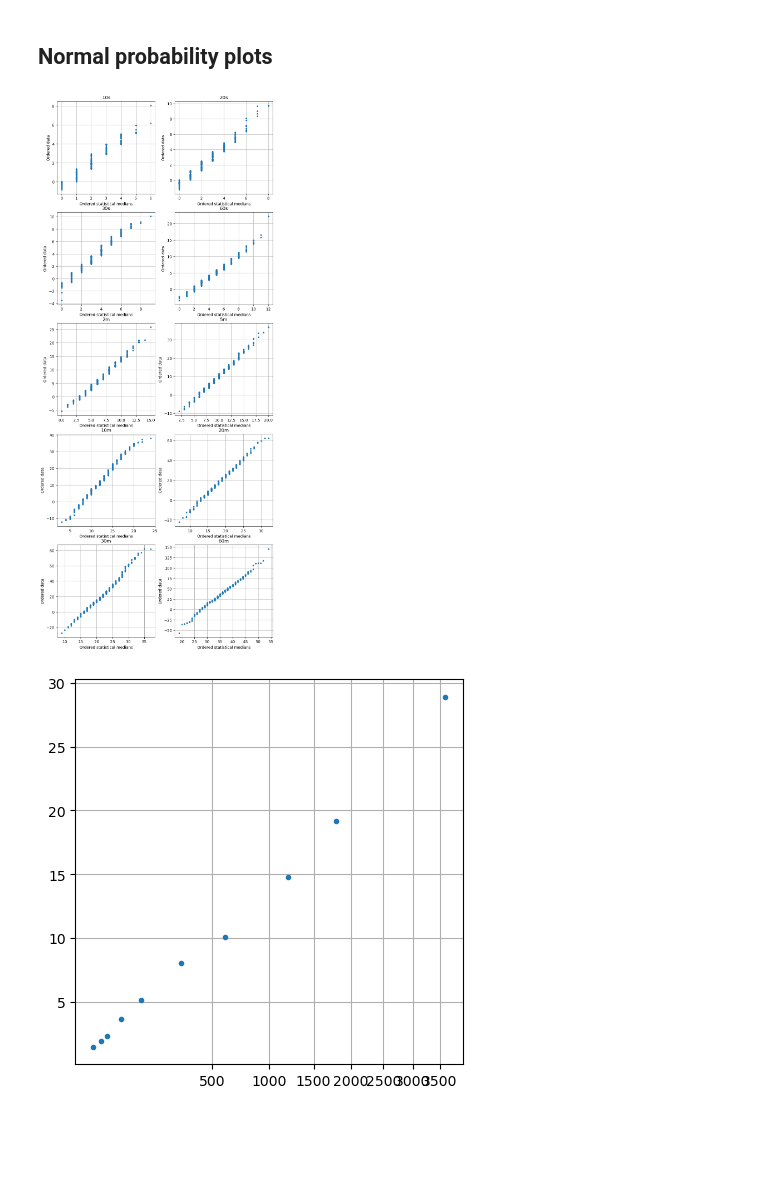
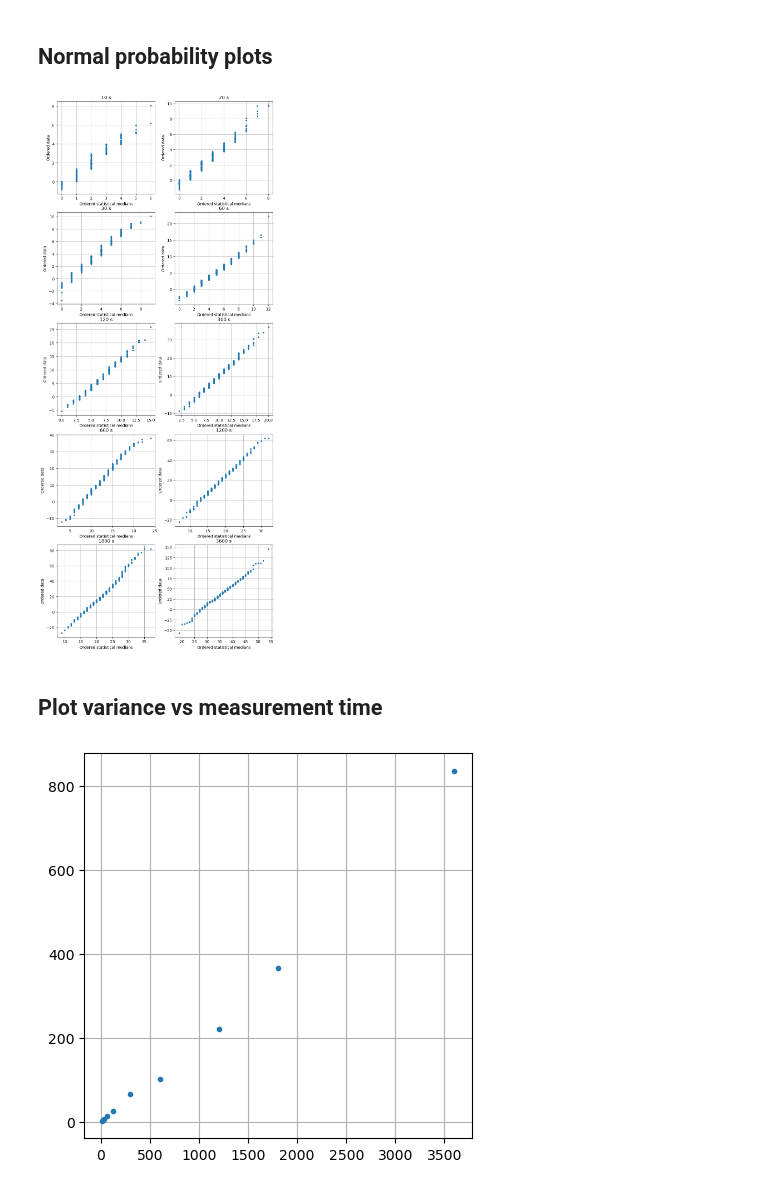
Before and after one commit to ELFREELAND/xrf-thickness-studies, a Jupyter notebook: 20230712_CVD_3158_scantime/scan_time_studies.ipynb, the cells around one changed output. Saved outputs shown, nothing was run; the diff lists cells and outputs as text; code cells hidden in the pictures; blank space fills up the shorter version.

Commit message:
cleaned up scan time studies notebok
added some loops to clean up repeated lines

```diff
--- a/20230712_CVD_3158_scantime/scan_time_studies.ipynb
+++ b/20230712_CVD_3158_scantime/scan_time_studies.ipynb
@@ -43,17 +53,10 @@ dat = {"10s": readDotFit(glob.glob("10s_report/*.fit")[0]),
 # %%
 f, axs = plt.subplots(nrows=5, ncols=2, figsize=(10, 25))
 
-axs[0][0].plot(dat["10s"][1][2500:3000] - dat["10s"][3][2500:3000])
-axs[0][1].plot(dat["20s"][1][2500:3000] - dat["20s"][3][2500:3000])
-axs[1][0].plot(dat["30s"][1][2500:3000] - dat["30s"][3][2500:3000])
-axs[1][1].plot(dat["60s"][1][2500:3000] - dat["60s"][3][2500:3000])
-axs[2][0].plot(dat["2m"][1][2500:3000] - dat["2m"][3][2500:3000])
-axs[2][1].plot(dat["5m"][1][2500:3000] - dat["5m"][3][2500:3000])
-axs[3][0].plot(dat["10m"][1][2500:3000] - dat["10m"][3][2500:3000])
-axs[3][1].plot(dat["20m"][1][2500:3000] - dat["20m"][3][2500:3000])
-axs[4][0].plot(dat["30m"][1][2500:3000] - dat["30m"][3][2500:3000])
-axs[4][1].plot(dat["60m"][1][2500:3000] - dat["60m"][3][2500:3000])
+axs = axs.reshape(10)
 
+for i in range(0, axs.size):
+    axs[i].plot(dat[keys[i]][1][2500:3000] - dat[keys[i]][3][2500:3000], ".")
 
 plt.show()
 # %% [output]
@@ -74,37 +77,30 @@ def probPlot(ax, dat, title):
 
 f, axs = plt.subplots(nrows=5, ncols=2, figsize=(10, 25))
 
-probPlot(axs[0][0], dat["10s"][1][2500:] - dat["10s"][3][2500:], "10s")
-probPlot(axs[0][1], dat["20s"][1][2500:] - dat["20s"][3][2500:], "20s")
-probPlot(axs[1][0], dat["30s"][1][2500:] - dat["30s"][3][2500:], "30s")
-probPlot(axs[1][1], dat["60s"][1][2500:] - dat["60s"][3][2500:], "60s")
-probPlot(axs[2][0], dat["2m"][1][2500:] - dat["2m"][3][2500:], "2m")
-probPlot(axs[2][1], dat["5m"][1][2500:] - dat["5m"][3][2500:], "5m")
-probPlot(axs[3][0], dat["10m"][1][2500:] - dat["10m"][3][2500:], "10m")
-probPlot(axs[3][1], dat["20m"][1][2500:] - dat["20m"][3][2500:], "20m")
-probPlot(axs[4][0], dat["30m"][1][2500:] - dat["30m"][3][2500:], "30m")
-probPlot(axs[4][1], dat["60m"][1][2500:] - dat["60m"][3][2500:], "60m")
+axs = axs.reshape(10)
+
+for i in range(0, axs.size):
+    probPlot(axs[i], dat[keys[i]][1][2500:3000] - dat[keys[i]][3][2500:3000], str(keys[i])+" s")
 
 plt.show()
 # %% [output]
-[figure, old version]
+[figure, new version]
+# %% [markdown]
+## Plot variance vs measurement time
 # %%
 f, ax = plt.subplots(figsize=(5, 5))
 
-times = np.array([10, 20, 30, 60, 120, 300, 600, 1200, 1800, 3600])
-
 stds=[]
 
-for i in list(dat):
+for i in keys:
     stds.append(np.std(dat[i][1][2500:3000] - dat[i][3][2500:3000]))
 
 stds = np.array(stds)
 
-ax.set_xscale("function", functions=(np.sqrt, lambda x: x*x))
-ax.plot(times, stds, ".")
+ax.plot(keys, stds**2, ".")
 
 ax.grid(True)
 
 plt.show()
 # %% [output]
-[figure, old version]
+[figure, new version]
```
Also changed, not shown: parts of 5 cells of this notebook.
